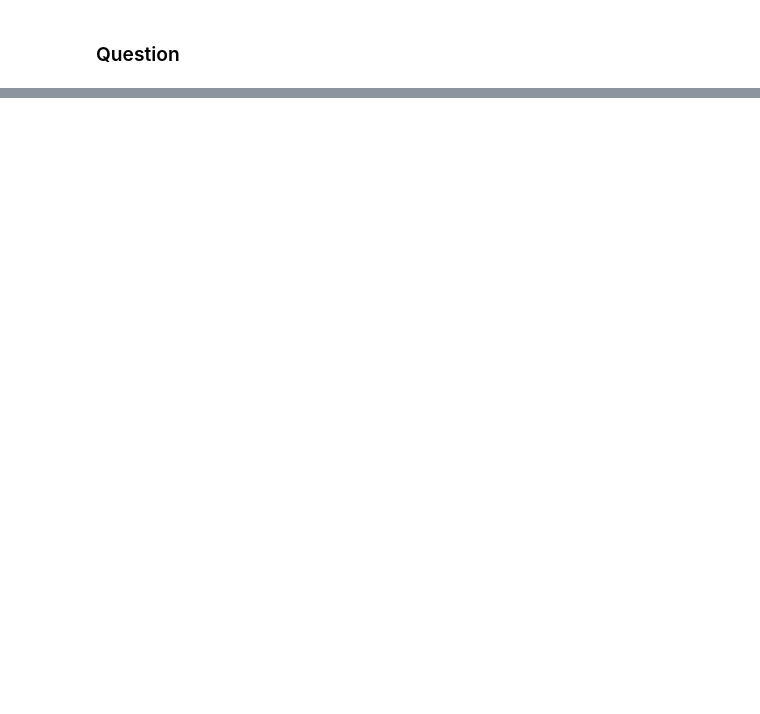
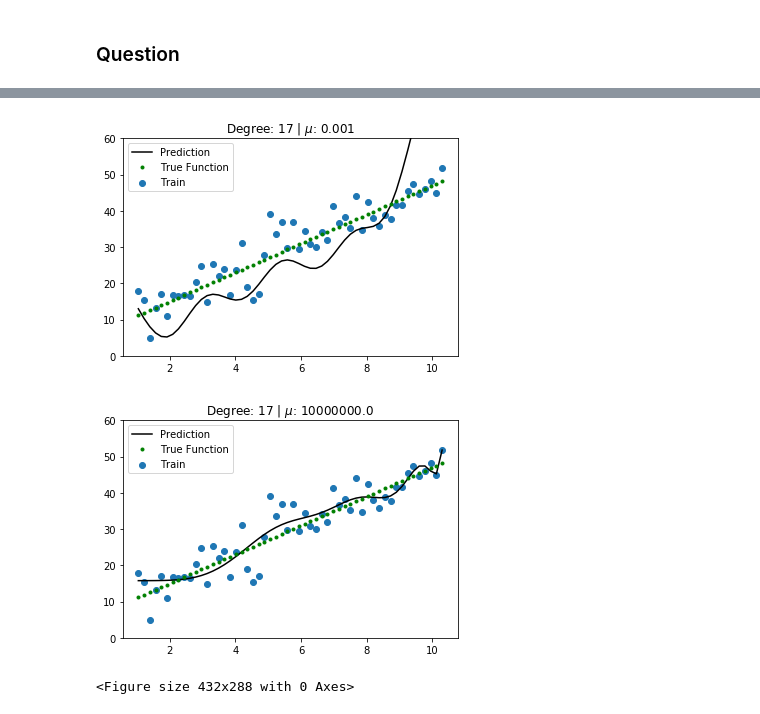
Before and after one commit to nipunbatra/ml-teaching, a Jupyter notebook: ridge/Ridge.ipynb, the cells around one changed output, grey strips where cells are left out. Saved outputs shown, nothing was run; the diff lists cells and outputs as text; code cells hidden in the pictures; blank space fills up the shorter version.

```diff
--- a/ridge/Ridge.ipynb
+++ b/ridge/Ridge.ipynb
@@ -282,0 +311,27 @@ plt.savefig('temp.pdf', transparent=True)
+# %%
+from sklearn.linear_model import Ridge
+
+for i,deg in enumerate([17]):
+    predictors = ['ones', 'x']
+    if deg >= 2:
+        predictors.extend(['x_%d'%i for i in range(2,deg+1)])
+
+    for i,alpha in enumerate([1e-3, 1e7]):
+        regressor = Ridge(alpha=alpha,normalize=False)
+        regressor.fit(data[predictors],data['y'])
+        y_pred = regressor.predict(data[predictors])
+        plt.scatter(data['x'],data['y'], label='Train')
+        plt.plot(data['x'], y_pred,'k', label='Prediction')
+        plt.plot(data['x'], y_true,'g.', label='True Function')
+        plt.legend()
+        #format_axes(plt.gca())
+        #print(regressor.coef_)
+        plt.ylim([0,60])
+        plt.title(f"Degree: {deg} | $\mu$: {alpha}")
+        plt.savefig('ridge_new_{}_{}.pdf'.format(i, deg), transparent=True, bbox_inches="tight")
+        plt.show()
+        plt.clf()
+# %% [output]
+[figure, added]
+[figure, added]
+<Figure size 432x288 with 0 Axes>
```
Also changed, not shown: parts of 13 cells of this notebook, 2 other files.
